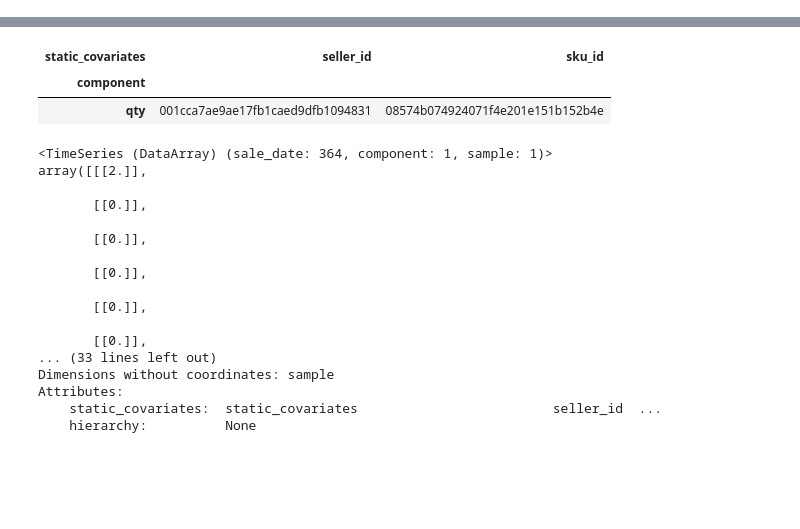
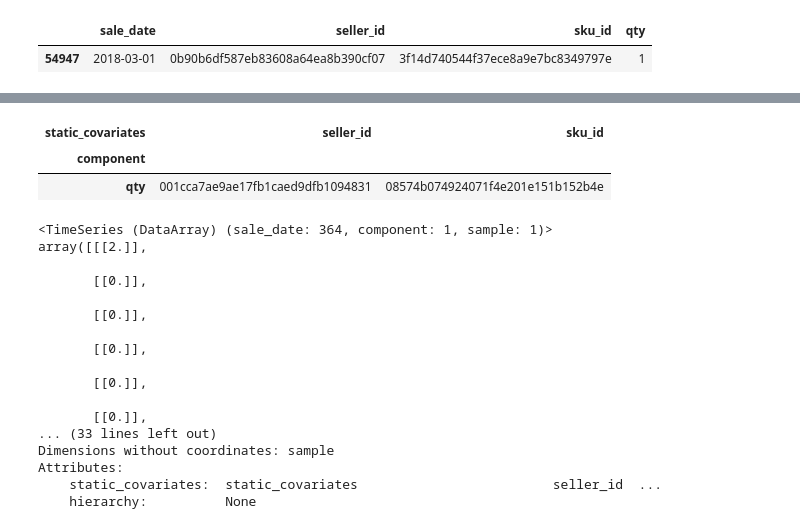
Before and after one commit to nasserboan/olist-sales-forecasting, a Jupyter notebook: notebooks/eda_forecastability_NSB_1.0.ipynb, the cells around one changed output, grey strips where cells are left out. Drawn from its saved outputs; the diff is of its cells as text; code cells hidden in the pictures; blank space fills up the shorter version.

```diff
--- a/notebooks/eda_forecastability_NSB_1.0.ipynb
+++ b/notebooks/eda_forecastability_NSB_1.0.ipynb
@@ -37,0 +66,5 @@ Wall time: 1min 10s
+# %%
+df[(df.seller_id == '0b90b6df587eb83608a64ea8b390cf07')&(df.sku_id == '3f14d740544f37ece8a9e7bc8349797e')]
+# %% [output]
+|  | sale_date | seller_id | sku_id | qty |
+| 54947 | 2018-03-01 | 0b90b6df587eb83608a64ea8b390cf07 | 3f14d740544f37ece8a9e7bc8349797e | 1 |
```
Also changed, not shown: parts of 13 cells of this notebook, 1 other file.
